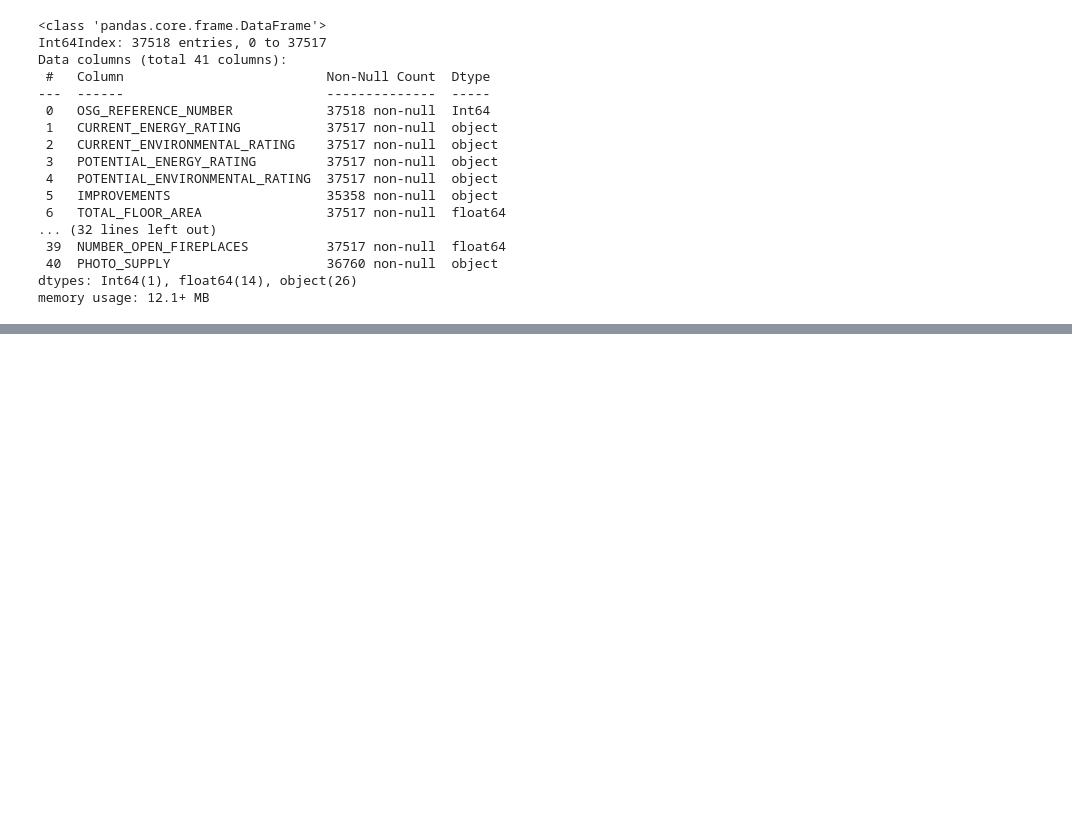
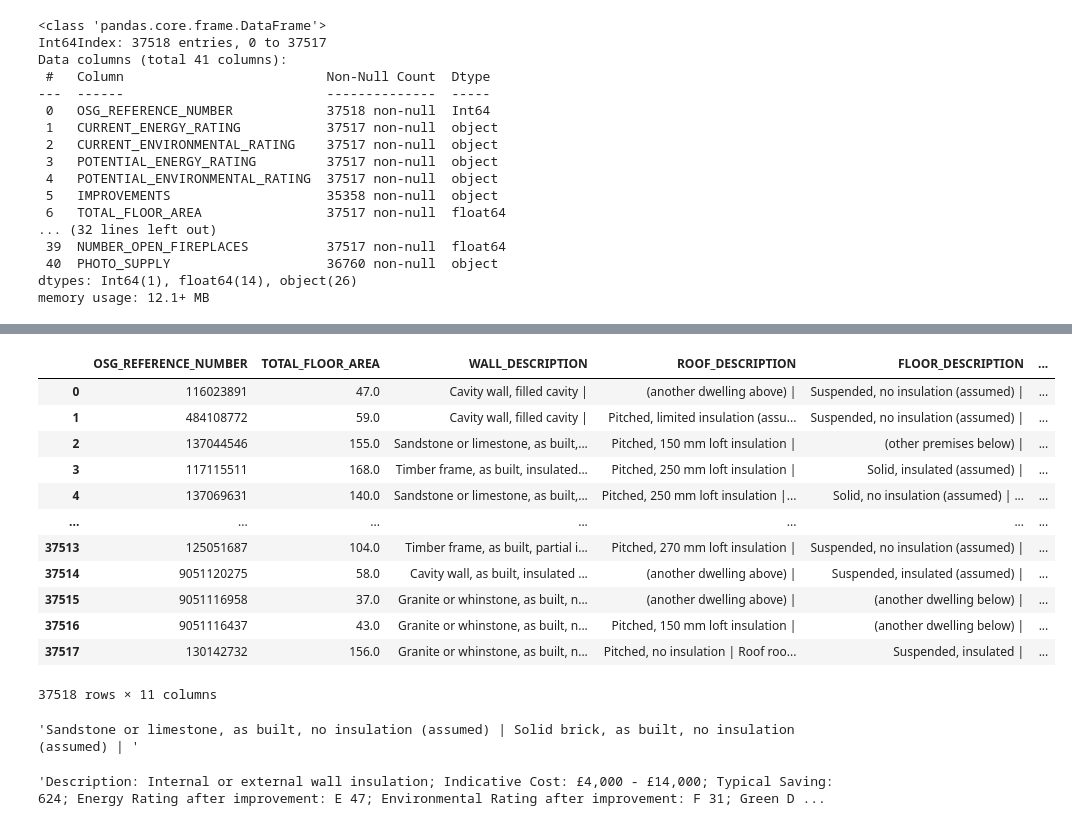
Before and after one commit to TahaGomma/ModelEvaluation, a Jupyter notebook: DecisionTrees/EPC - DT_clf v0.0.ipynb, the cells around one changed output, grey strips where cells are left out. Saved outputs shown, nothing was run; the diff lists cells and outputs as text; code cells hidden in the pictures; blank space fills up the shorter version.

```diff
--- a/DecisionTrees/EPC - DT_clf v0.0.ipynb
+++ b/DecisionTrees/EPC - DT_clf v0.0.ipynb
@@ -331,11 +380,11 @@ print(col_x1a)
 # Selecting other columns; NOT the following from CONSTRUCTION_AGE_BAND:
 # ENERGY_CONSUMPTION_POTENTIAL; TENURE; TRANSACTION_TYPE; excluding location
 x_col1b_l = [69, 70, 97, 100, 101, 102]
-x_col1b_1s = 73
+x_col1b_1b = 73
 x_col1b_1e = 82
-x_col1b_2s = 85
+x_col1b_2b = 85
 x_col1b_2e = 94
-col_x1b = df.iloc[:, np.r_[x_col1b_l, x_col1b_1s:x_col1b_1e, x_col1b_2s:x_col1b_2e]].columns.tolist()
+col_x1b = df.iloc[:, np.r_[x_col1b_l, x_col1b_1b:x_col1b_1e, x_col1b_2b:x_col1b_2e]].columns.tolist()
 print(col_x1b)
 
 # For x1:
@@ -542,0 +706,24 @@ memory usage: 12.1+ MB
+# %%
+df_x.loc[:, pk:'LIGHTING_DESCRIPTION']
+# %% [output]
+|  | OSG_REFERENCE_NUMBER | TOTAL_FLOOR_AREA | WALL_DESCRIPTION | ROOF_DESCRIPTION | FLOOR_DESCRIPTION | ... |
+| 0 | 116023891 | 47.0 | Cavity wall, filled cavity | | (another dwelling above) | | Suspended, no insulation (assumed) | | ... |
+| 1 | 484108772 | 59.0 | Cavity wall, filled cavity | | Pitched, limited insulation (assu... | Suspended, no insulation (assumed) | | ... |
+| 2 | 137044546 | 155.0 | Sandstone or limestone, as built,... | Pitched, 150 mm loft insulation | | (other premises below) | | ... |
+| 3 | 117115511 | 168.0 | Timber frame, as built, insulated... | Pitched, 250 mm loft insulation | | Solid, insulated (assumed) | | ... |
+| 4 | 137069631 | 140.0 | Sandstone or limestone, as built,... | Pitched, 250 mm loft insulation |... | Solid, no insulation (assumed) | ... | ... |
+| ... | ... | ... | ... | ... | ... | ... |
+| 37513 | 125051687 | 104.0 | Timber frame, as built, partial i... | Pitched, 270 mm loft insulation | | Suspended, no insulation (assumed) | | ... |
+| 37514 | 9051120275 | 58.0 | Cavity wall, as built, insulated ... | (another dwelling above) | | Suspended, insulated (assumed) | | ... |
+| 37515 | 9051116958 | 37.0 | Granite or whinstone, as built, n... | (another dwelling above) | | (another dwelling below) | | ... |
+| 37516 | 9051116437 | 43.0 | Granite or whinstone, as built, n... | Pitched, 150 mm loft insulation | | (another dwelling below) | | ... |
+| 37517 | 130142732 | 156.0 | Granite or whinstone, as built, n... | Pitched, no insulation | Roof roo... | Suspended, insulated | | ... |
+37518 rows × 11 columns
+# %%
+df_x.loc[4, 'WALL_DESCRIPTION']
+# %% [output]
+'Sandstone or limestone, as built, no insulation (assumed) | Solid brick, as built, no insulation (assumed) | '
+# %%
+df_y1.loc[4, 'IMPROVEMENTS']
+# %% [output]
+'Description: Internal or external wall insulation; Indicative Cost: £4,000 - £14,000; Typical Saving: 624; Energy Rating after improvement: E 47; Environmental Rating after improvement: F 31; Green D ...
```
Also changed, not shown: parts of 49 cells of this notebook.
